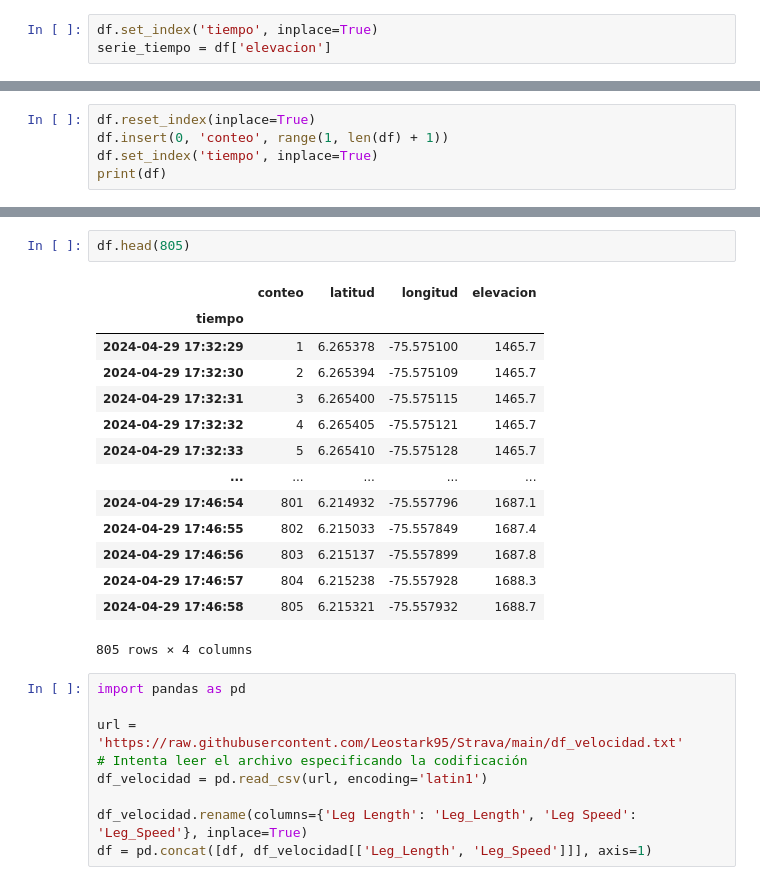
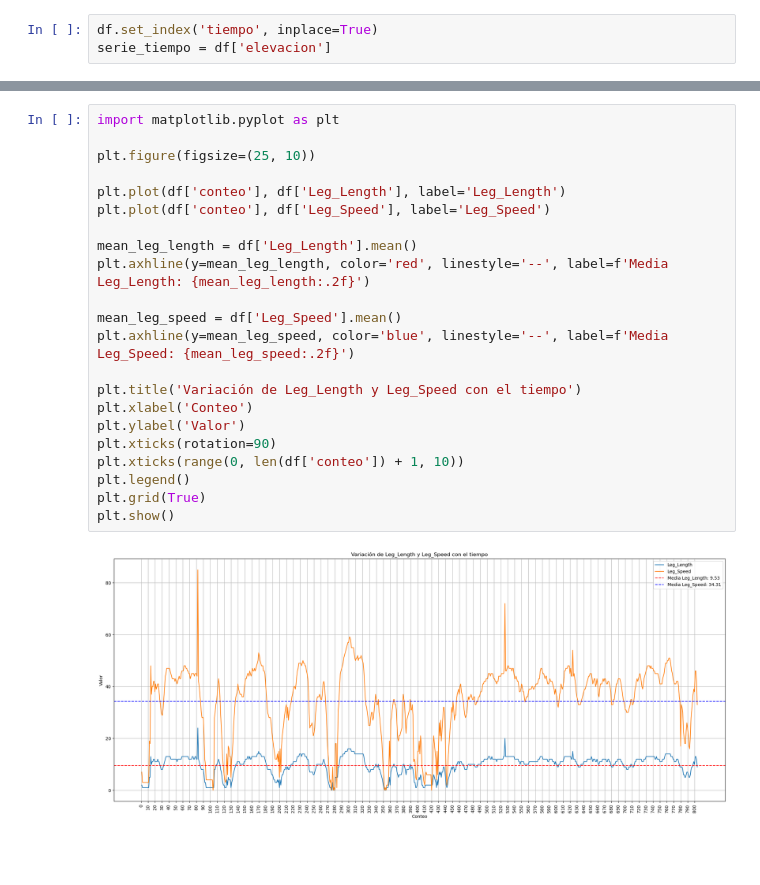
Before and after one commit to Leostark95/Proyecto_MOPRECE, a Jupyter notebook: Strava.ipynb, the cells around one changed output, grey strips where cells are left out. Cells and saved outputs as stored; diff of their text form; blank space fills up the shorter version.

```diff
--- a/Strava.ipynb
+++ b/Strava.ipynb
@@ -159,5 +195,0 @@ plt.show()
-# %%
-df.reset_index(inplace=True)
-df.insert(0, 'conteo', range(1, len(df) + 1))
-df.set_index('tiempo', inplace=True)
-print(df)
@@ -180,26 +196,24 @@ tiempo
-# %%
-df.head(805)
-# %% [output]
-|  | conteo | latitud | longitud | elevacion |
-| tiempo |  |  |  |  |
-| 2024-04-29 17:32:29 | 1 | 6.265378 | -75.575100 | 1465.7 |
-| 2024-04-29 17:32:30 | 2 | 6.265394 | -75.575109 | 1465.7 |
-| 2024-04-29 17:32:31 | 3 | 6.265400 | -75.575115 | 1465.7 |
-| 2024-04-29 17:32:32 | 4 | 6.265405 | -75.575121 | 1465.7 |
-| 2024-04-29 17:32:33 | 5 | 6.265410 | -75.575128 | 1465.7 |
-| ... | ... | ... | ... | ... |
-| 2024-04-29 17:46:54 | 801 | 6.214932 | -75.557796 | 1687.1 |
-| 2024-04-29 17:46:55 | 802 | 6.215033 | -75.557849 | 1687.4 |
-| 2024-04-29 17:46:56 | 803 | 6.215137 | -75.557899 | 1687.8 |
-| 2024-04-29 17:46:57 | 804 | 6.215238 | -75.557928 | 1688.3 |
-| 2024-04-29 17:46:58 | 805 | 6.215321 | -75.557932 | 1688.7 |
-805 rows × 4 columns
-# %%
-import pandas as pd
-
-url = 'https://raw.githubusercontent.com/Leostark95/Strava/main/df_velocidad.txt'
-# Intenta leer el archivo especificando la codificación
-df_velocidad = pd.read_csv(url, encoding='latin1')
-
-df_velocidad.rename(columns={'Leg Length': 'Leg_Length', 'Leg Speed': 'Leg_Speed'}, inplace=True)
-df = pd.concat([df, df_velocidad[['Leg_Length', 'Leg_Speed']]], axis=1)
+# %%
+import matplotlib.pyplot as plt
+
+plt.figure(figsize=(25, 10))
+
+plt.plot(df['conteo'], df['Leg_Length'], label='Leg_Length')
+plt.plot(df['conteo'], df['Leg_Speed'], label='Leg_Speed')
+
+mean_leg_length = df['Leg_Length'].mean()
+plt.axhline(y=mean_leg_length, color='red', linestyle='--', label=f'Media Leg_Length: {mean_leg_length:.2f}')
+
+mean_leg_speed = df['Leg_Speed'].mean()
+plt.axhline(y=mean_leg_speed, color='blue', linestyle='--', label=f'Media Leg_Speed: {mean_leg_speed:.2f}')
+
+plt.title('Variación de Leg_Length y Leg_Speed con el tiempo')
+plt.xlabel('Conteo')
+plt.ylabel('Valor')
+plt.xticks(rotation=90)
+plt.xticks(range(0, len(df['conteo']) + 1, 10))
+plt.legend()
+plt.grid(True)
+plt.show()
+# %% [output]
+[figure, added]
```
Also changed, not shown: parts of 20 cells of this notebook.
